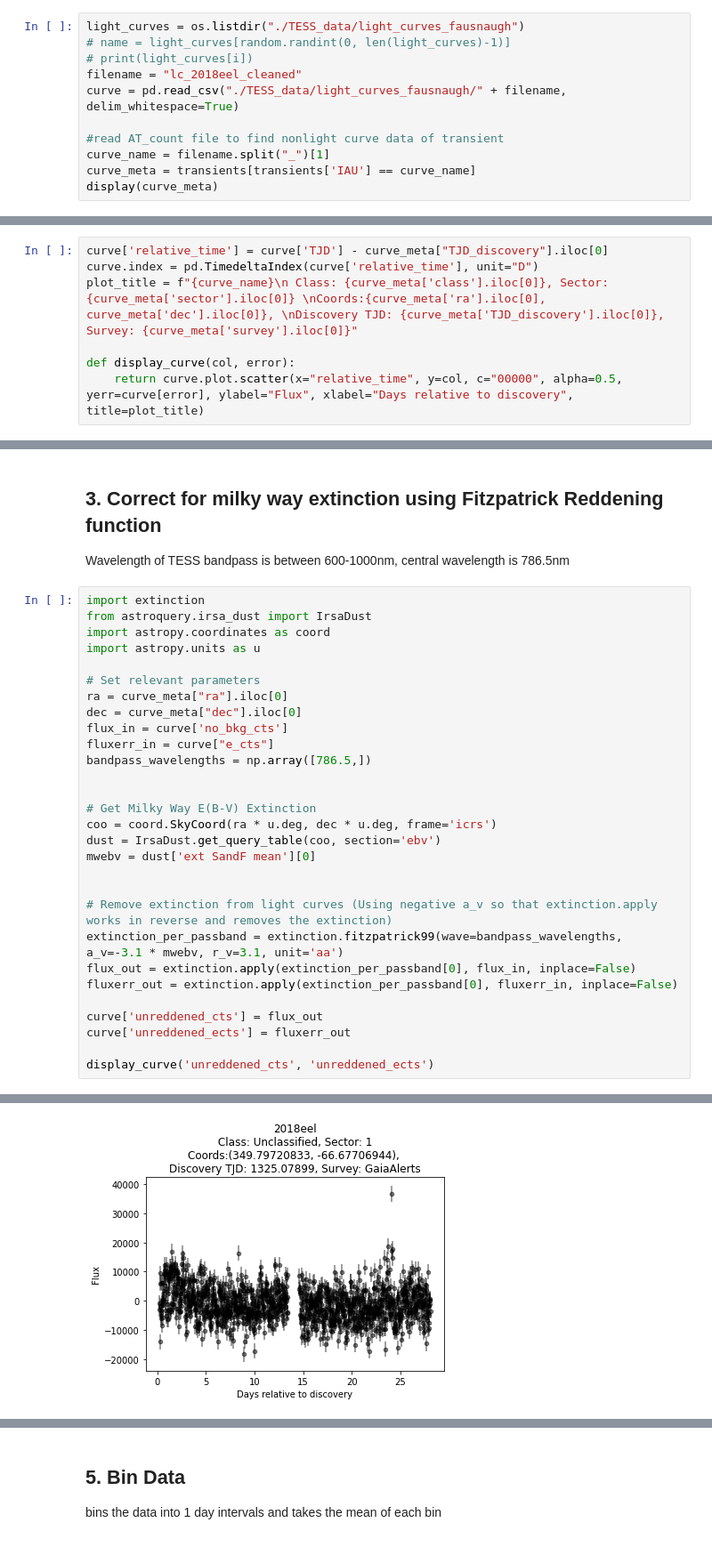
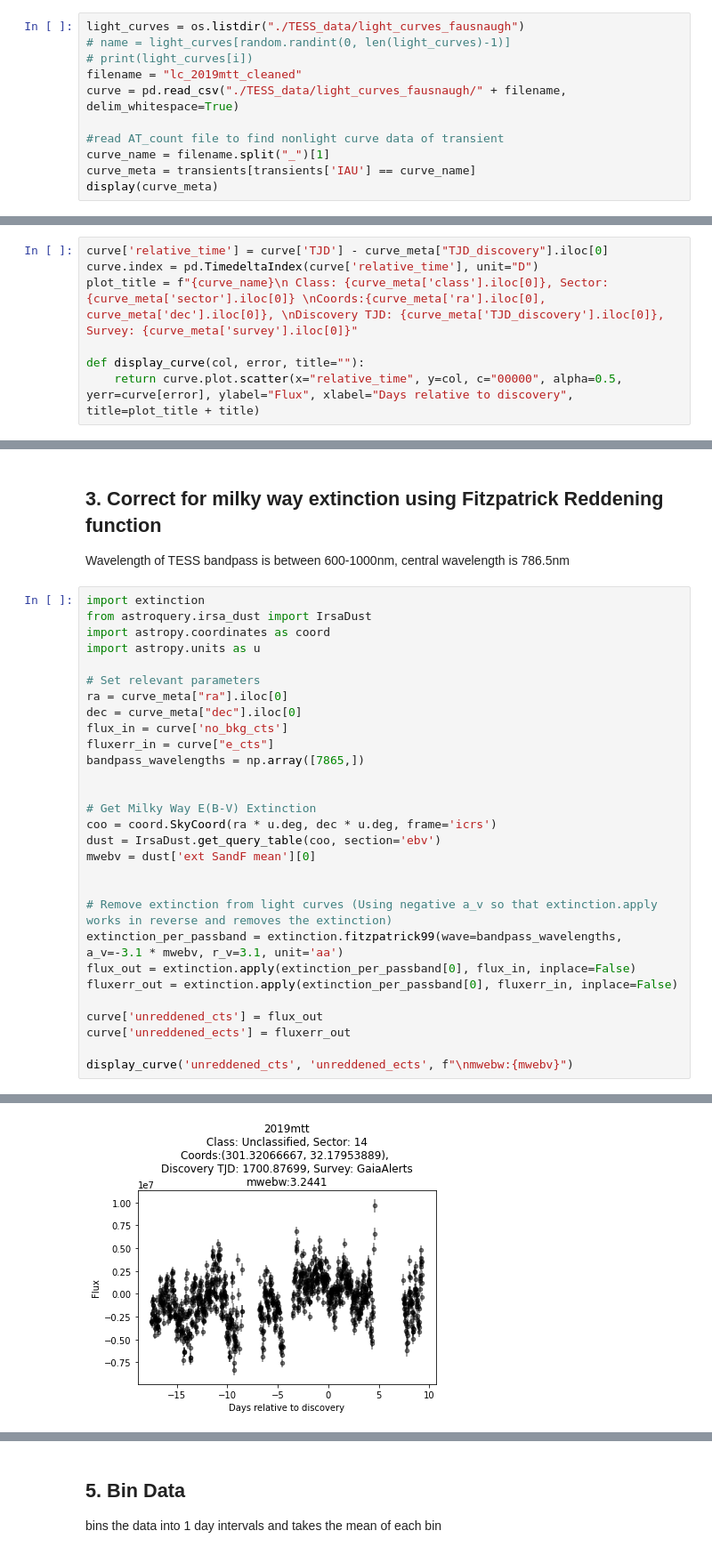
Before and after one commit to halihuang/TESSEpochTime, a Jupyter notebook: preprocessing.ipynb, the cells around one changed output, grey strips where cells are left out. Shown at 89% size. Drawn from its saved outputs; the diff is of its cells as text.

Commit message:
preprocessing fixes (ignore 0.5 mwebv, working bin float intervals & non day intervals

```diff
--- a/preprocessing.ipynb
+++ b/preprocessing.ipynb
@@ -28,7 +28,7 @@ transients
 light_curves = os.listdir("./TESS_data/light_curves_fausnaugh")
 # name = light_curves[random.randint(0, len(light_curves)-1)]
 # print(light_curves[i])
-filename = "lc_2018eel_cleaned"
+filename = "lc_2019mtt_cleaned"
 curve = pd.read_csv("./TESS_data/light_curves_fausnaugh/" + filename, delim_whitespace=True)
 
 #read AT_count file to find nonlight curve data of transient
@@ -43,8 +43,8 @@ curve['relative_time'] = curve['TJD'] - curve_meta["TJD_discovery"].iloc[0]
 curve.index = pd.TimedeltaIndex(curve['relative_time'], unit="D")
 plot_title = f"{curve_name}\n Class: {curve_meta['class'].iloc[0]}, Sector: {curve_meta['sector'].iloc[0]} \nCoords:{curve_meta['ra'].iloc[0], curve_meta['dec'].iloc[0]}, \nDiscovery TJD: {curve_meta['TJD_discovery'].iloc[0]}, Survey: {curve_meta['survey'].iloc[0]}"
 
-def display_curve(col, error):
-    return curve.plot.scatter(x="relative_time", y=col, c="00000", alpha=0.5, yerr=curve[error], ylabel="Flux", xlabel="Days relative to discovery", title=plot_title)
+def display_curve(col, error, title=""):
+    return curve.plot.scatter(x="relative_time", y=col, c="00000", alpha=0.5, yerr=curve[error], ylabel="Flux", xlabel="Days relative to discovery", title=plot_title + title)
 # %% [markdown]
 # Preprocessing steps
 ## 1. Sigma Clipping: remove points with flux uncertainties more than 3 sigma from mean uncertainty, repeat clipping 5 times
@@ -81,7 +81,7 @@ ra = curve_meta["ra"].iloc[0]
 dec = curve_meta["dec"].iloc[0]
 flux_in = curve['no_bkg_cts']
 fluxerr_in = curve["e_cts"]
-bandpass_wavelengths = np.array([786.5,])
+bandpass_wavelengths = np.array([7865,])
 
 
 # Get Milky Way E(B-V) Extinction
@@ -98,5 +98,5 @@ fluxerr_out = extinction.apply(extinction_per_passband[0], fluxerr_in, inplace=F
 curve['unreddened_cts'] = flux_out
 curve['unreddened_ects'] = fluxerr_out
 
-display_curve('unreddened_cts', 'unreddened_ects')
+display_curve('unreddened_cts', 'unreddened_ects', f"\nmwebw:{mwebv}")
 # %% [output]
@@ -104,4 +104,4 @@ display_curve('unreddened_cts', 'unreddened_ects')
-[figure, old version]
+[figure, new version]
 # %%
 #display all data
 curve
```
Also changed, not shown: parts of 8 cells of this notebook, 5 other files.
